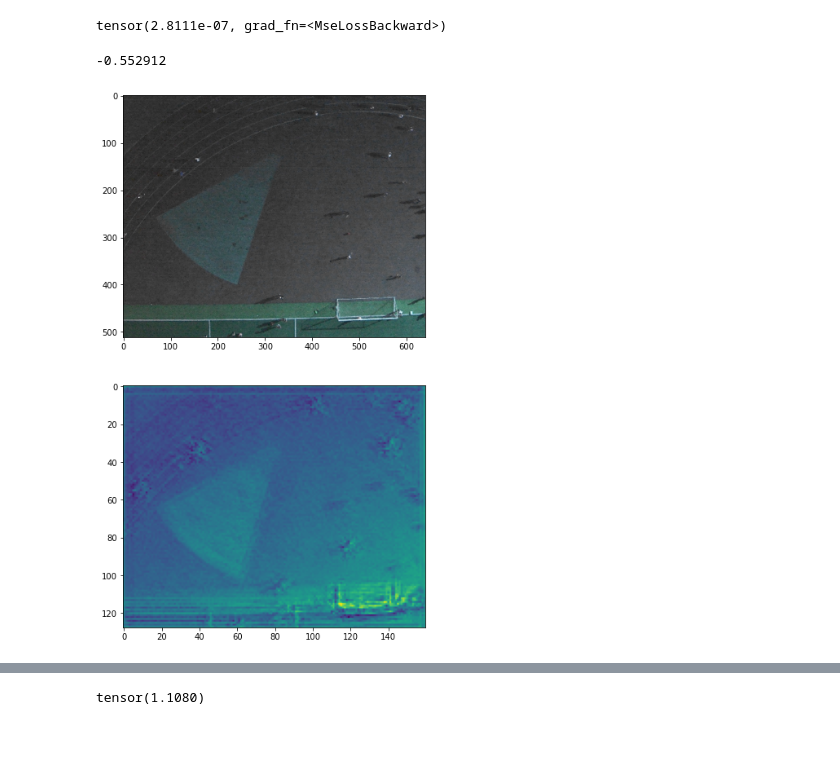
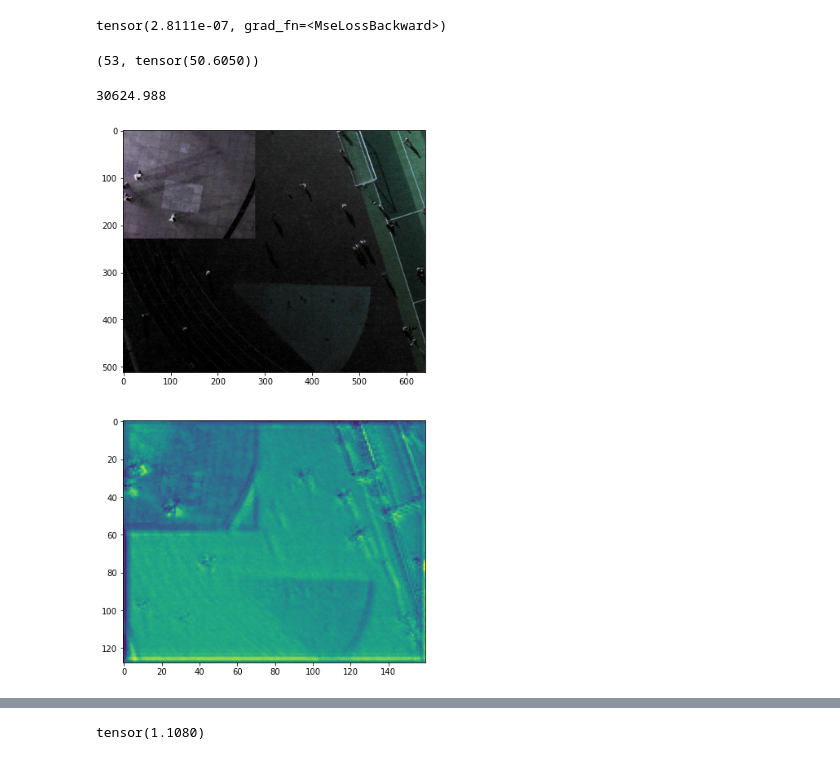
Before and after one commit to Shimmer93/drone_benchmark, a Jupyter notebook: nbs/02a_MCNN.ipynb, the cells around one changed output, grey strips where cells are left out. Saved outputs shown, nothing was run; the diff lists cells and outputs as text; code cells hidden in the pictures.

Commit message:
add mcnn model and training loop

```diff
--- a/nbs/02a_MCNN.ipynb
+++ b/nbs/02a_MCNN.ipynb
@@ -105,7 +65,7 @@ def get_train_image_only_transforms():
                                            contrast_limit=0.2, p=0.9),
             ],p=0.9),
             A.Blur(blur_limit=3,p=0.2),
-            A.Normalize(p=1.0,max_pixel_value=1.0),
+            A.Normalize(mean=mean,std=std,p=1.0,max_pixel_value=1.0),
             ToTensorV2(p=1.0),
         ],
         additional_targets={'image': 'image'}
@@ -114,13 +74,13 @@ def get_train_image_only_transforms():
 def get_valid_trainsforms():
     return A.Compose(
         [
-            A.Normalize(p=1.0,max_pixel_value=1.0),
+            A.Normalize(mean=mean,std=std,p=1.0,max_pixel_value=1.0),
             ToTensorV2(p=1.0),
         ]
     )
 
-mean = torch.tensor([0.485, 0.456, 0.406])
-std = torch.tensor([0.229, 0.224, 0.225])
+mean = torch.tensor([0.3490, 0.3347, 0.3525])
+std = torch.tensor([0.1511, 0.1455, 0.1464])
 
 def denormalize(img):
     img = img * std[...,None,None] + mean[...,None,None]
@@ -341,6 +653,7 @@ val_loader = torch.utils.data.DataLoader(
 # %%
 imgs, dmaps, fns, gt_points = next(iter(train_loader))
 # %%
+model = MCNN()
 model.eval()
 preds = model(imgs)
 # %%
@@ -373,11 +692,15 @@ tensor(72.8571, grad_fn=<L1LossBackward>)
 nn.MSELoss()(preds,dmaps)
 # %% [output]
 tensor(2.8111e-07, grad_fn=<MseLossBackward>)
+# %%
+len(gt_points[2]),dmaps[2].detach().sum()*16
+# %% [output]
+(53, tensor(50.6050))
 # %%
-visualize(denormalize(imgs[3]),preds[3].detach().squeeze(0).numpy())
+visualize(denormalize(imgs[0]),preds[0].detach().squeeze(0).numpy())
 # %% [output]
--0.552912
+30624.988
-[figure, old version]
+[figure, new version]
 # %%
 visualize(denormalize(imgs[0]),dmaps[0].detach().squeeze(0).numpy())
 # %% [output]
```
Also changed, not shown: parts of 26 cells of this notebook, 1 other file.
